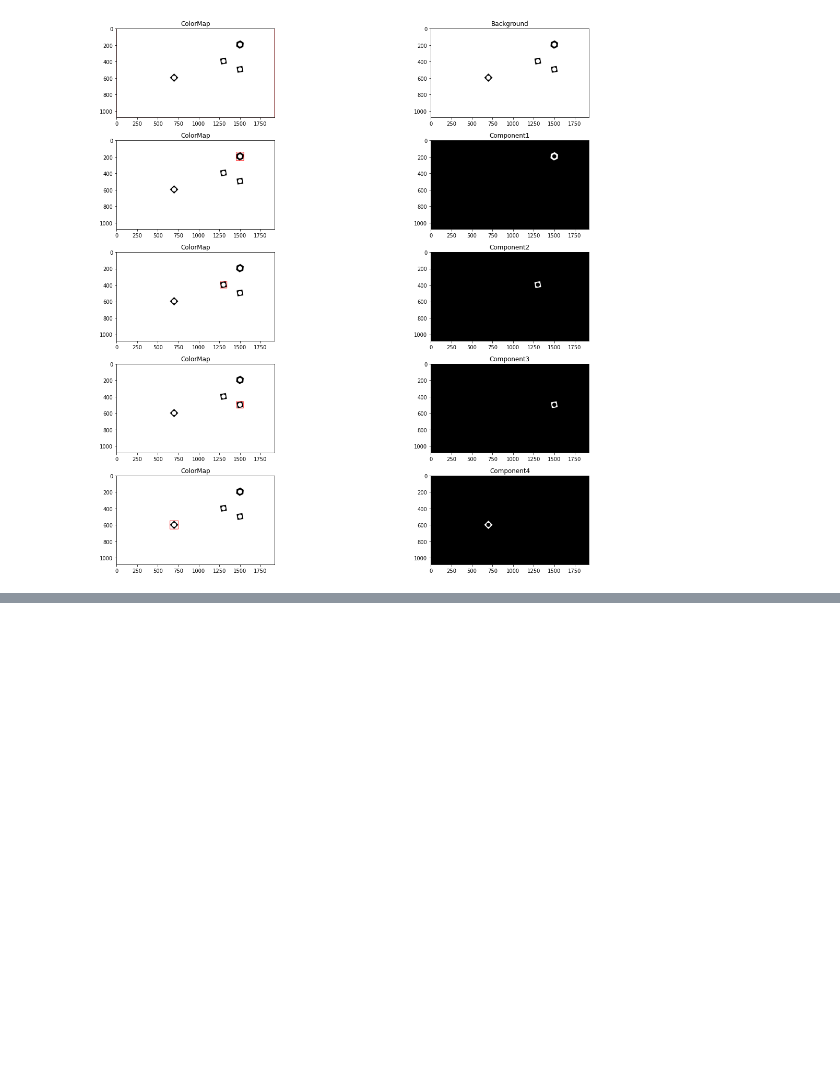
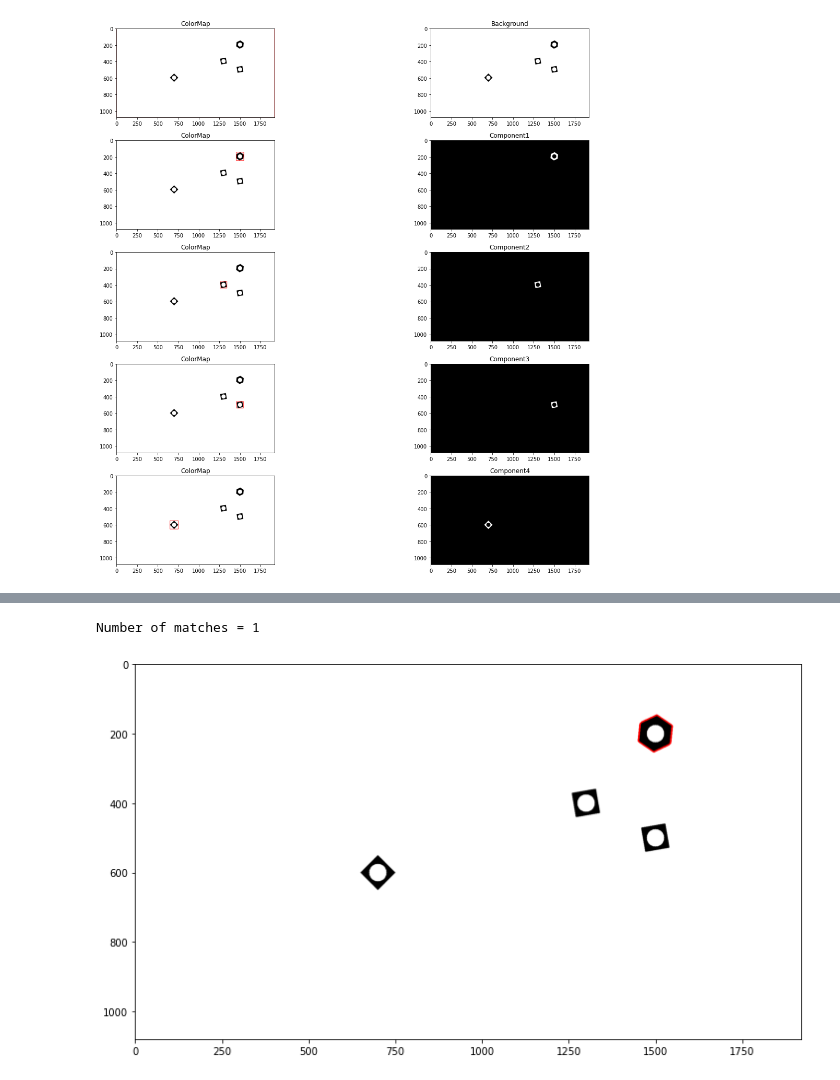
Before and after one commit to muditha11/ImageProcessingAndMachineVision, a Jupyter notebook: assignment3/assignment3.ipynb, the cells around one changed output, grey strips where cells are left out. Saved outputs shown, nothing was run; the diff lists cells and outputs as text; code cells hidden in the pictures; blank space fills up the shorter version.

```diff
--- a/assignment3/assignment3.ipynb
+++ b/assignment3/assignment3.ipynb
@@ -208,0 +240,30 @@ plt.show()
+# %%
+hex_nut = cv.bitwise_not(closing1)
+ret, thresh = cv.threshold(hex_nut, 127, 255,0)
+contours,hierarchy = cv.findContours(thresh,2,1)
+cnt = contours[0]
+
+conveyor = closing3
+ret1, thresh1 = cv.threshold(conveyor, 127, 255,0)
+contours1,hierarchy1 = cv.findContours(thresh1,2,1)
+cnt1 = contours1[0]
+
+matches = 0
+match_cnt = []
+for i in contours1:
+    ret = cv.matchShapes(i,cnt,1,0.0)
+    if (ret<0.001):
+        matches+=1
+        match_cnt.append(i)
+
+conveyor = cv.cvtColor(conveyor,cv.COLOR_GRAY2RGB)
+for j in match_cnt:
+    cv.drawContours(conveyor, [j], 0, [255,0,0], 3)
+
+print("Number of matches =",matches)
+plt.figure(figsize = (12,8))
+plt.imshow(conveyor)
+plt.show()
+# %% [output]
+Number of matches = 1
+[figure, added]
```
Also changed, not shown: parts of 3 cells of this notebook.
